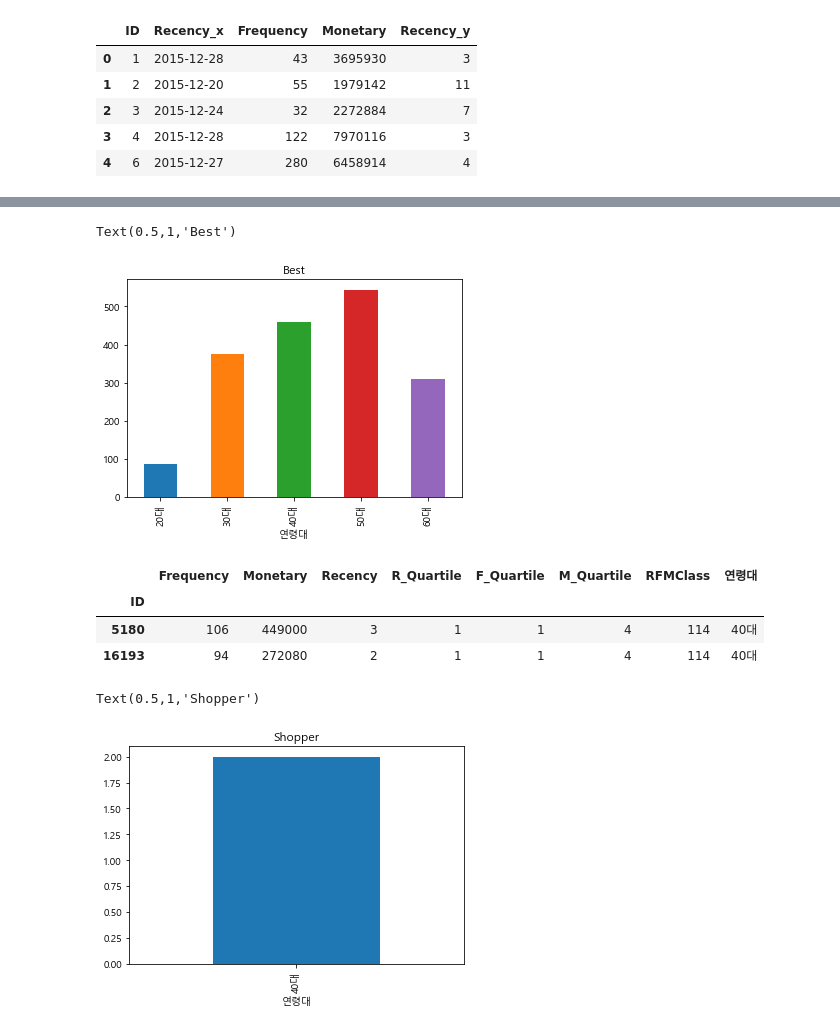
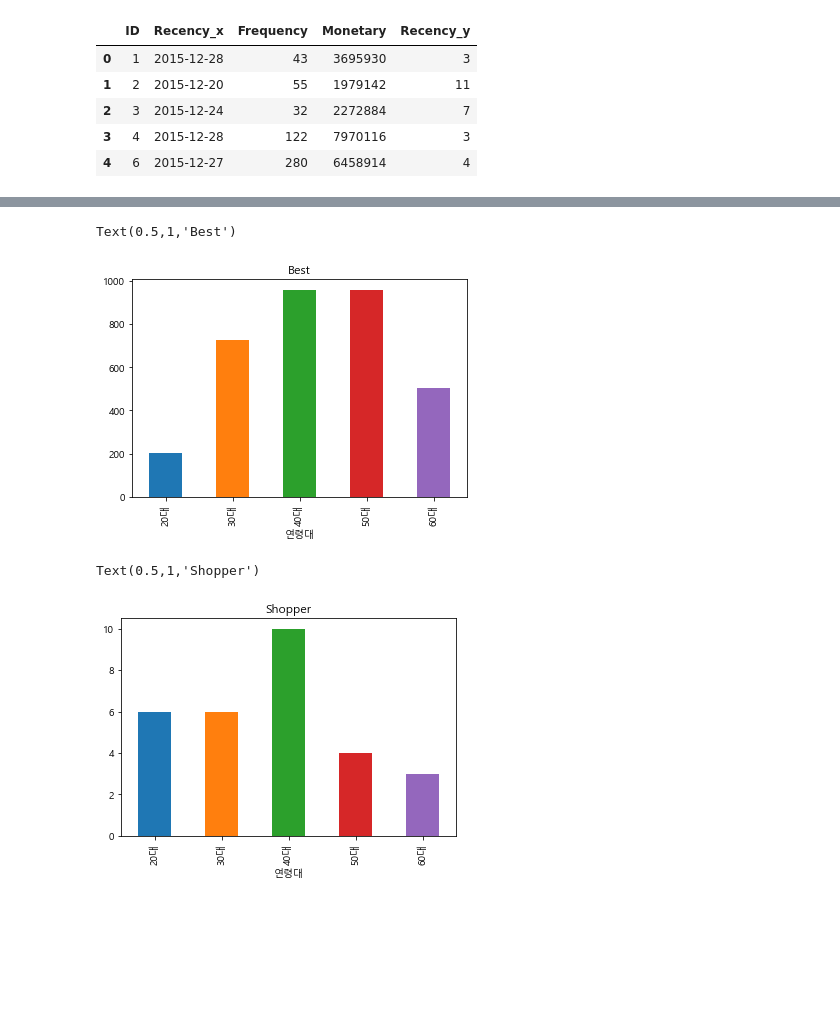
Before and after one commit to vlufoot/smu_team_6, a Jupyter notebook: RFM_segmentation.ipynb, the cells around one changed output, grey strips where cells are left out. Drawn from its saved outputs; the diff is of its cells as text; code cells hidden in the pictures; blank space fills up the shorter version.

```diff
--- a/RFM_segmentation.ipynb
+++ b/RFM_segmentation.ipynb
@@ -74,7 +74,7 @@ RFM_df = RFM_df.set_index('ID')
 RFM_df = RFM_df.rename(columns = {'Recency_y':'Recency'})
 # %%
 # determining RFM Quartiles
-quantiles = RFM_df.quantile(q=[0.25,0.5,0.75])
+quantiles = RFM_df.quantile(q=[0.33,0.66])
 # %%
 quantiles
 # %% [output]
@@ -95,22 +94,18 @@ rfmSegmentation = RFM_df
 # %%
 # Arguments (x = value, p = recency, monetary_value, frequency, k = quartiles dict)
 def RClass(x,p,d):
-    if x <= d[p][0.25]:
+    if x <= d[p][0.33]:
         return 1
-    elif x <= d[p][0.50]:
+    elif x <= d[p][0.66]:
         return 2
-    elif x <= d[p][0.75]:
+    else:
         return 3
-    else:
-        return 4
 
 # Arguments (x = value, p = recency, monetary_value, frequency, k = quartiles dict)
 def FMClass(x,p,d):
-    if x <= d[p][0.25]:
-        return 4
-    elif x <= d[p][0.50]:
+    if x <= d[p][0.33]:
         return 3
-    elif x <= d[p][0.75]:
+    elif x <= d[p][0.66]:
         return 2
     else:
         return 1
@@ -154,21 +149,13 @@ rfm_age[rfm_age['RFMClass']=='111'].groupby(by='연령대').count()['RFMClass'].
 plt.title('Best')
 # %% [output]
 Text(0.5,1,'Best')
-[figure, old version]
+[figure, new version]
-# %%
-# 40대 두명밖에 없음
-rfm_age[rfm_age['RFMClass']=='114']
-# %% [output]
-|  | Frequency | Monetary | Recency | R_Quartile | F_Quartile | M_Quartile | RFMClass | 연령대 |
-| ID |  |  |  |  |  |  |  |  |
-| 5180 | 106 | 449000 | 3 | 1 | 1 | 4 | 114 | 40대 |
-| 16193 | 94 | 272080 | 2 | 1 | 1 | 4 | 114 | 40대 |
 # %%
 # 2. 가성비추구하는 shopper
-rfm_age[rfm_age['RFMClass']=='114'].groupby(by='연령대').count()['RFMClass'].plot(kind='bar')
+rfm_age[rfm_age['RFMClass']=='113'].groupby(by='연령대').count()['RFMClass'].plot(kind='bar')
 plt.title('Shopper')
 # %% [output]
 Text(0.5,1,'Shopper')
-[figure, old version]
+[figure, new version]
 # %%
 # 3. r만높은 첫방문 고객
```
Also changed, not shown: parts of 8 cells of this notebook.
